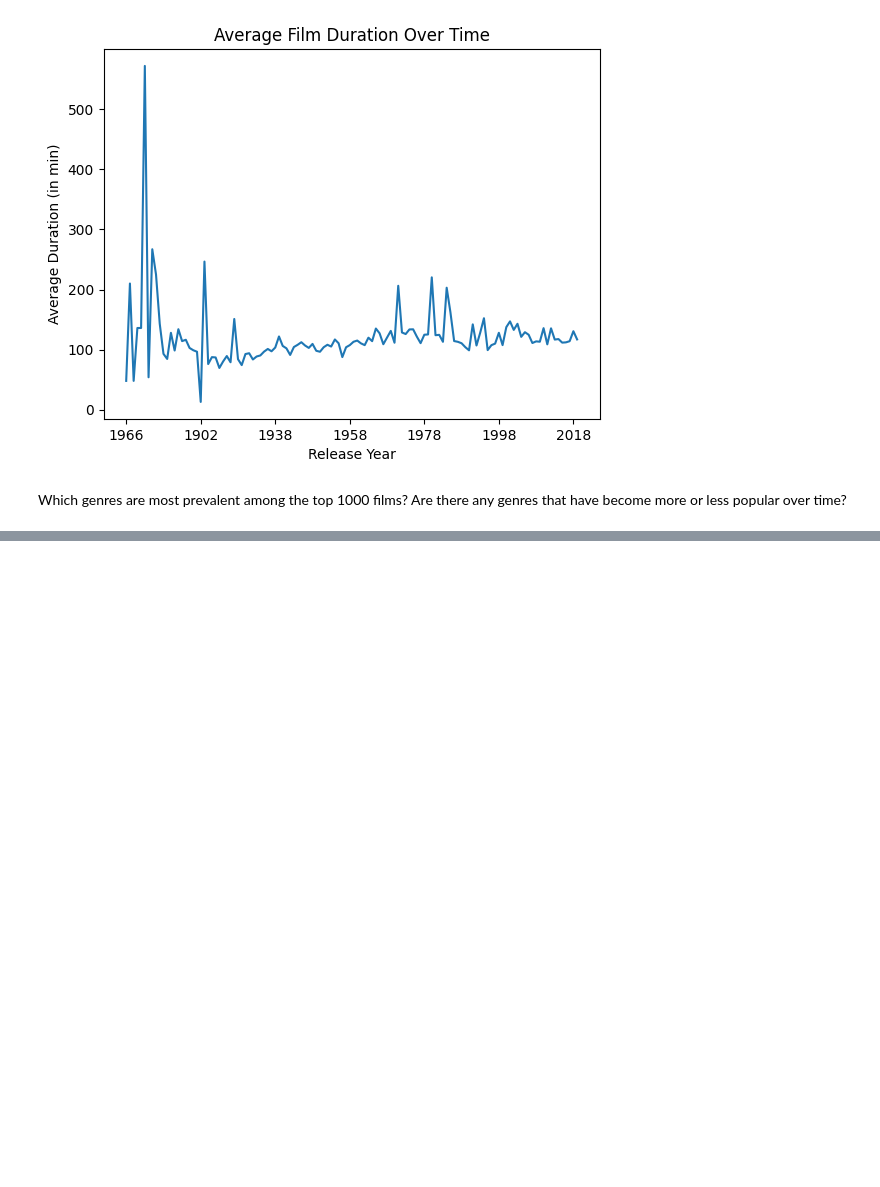
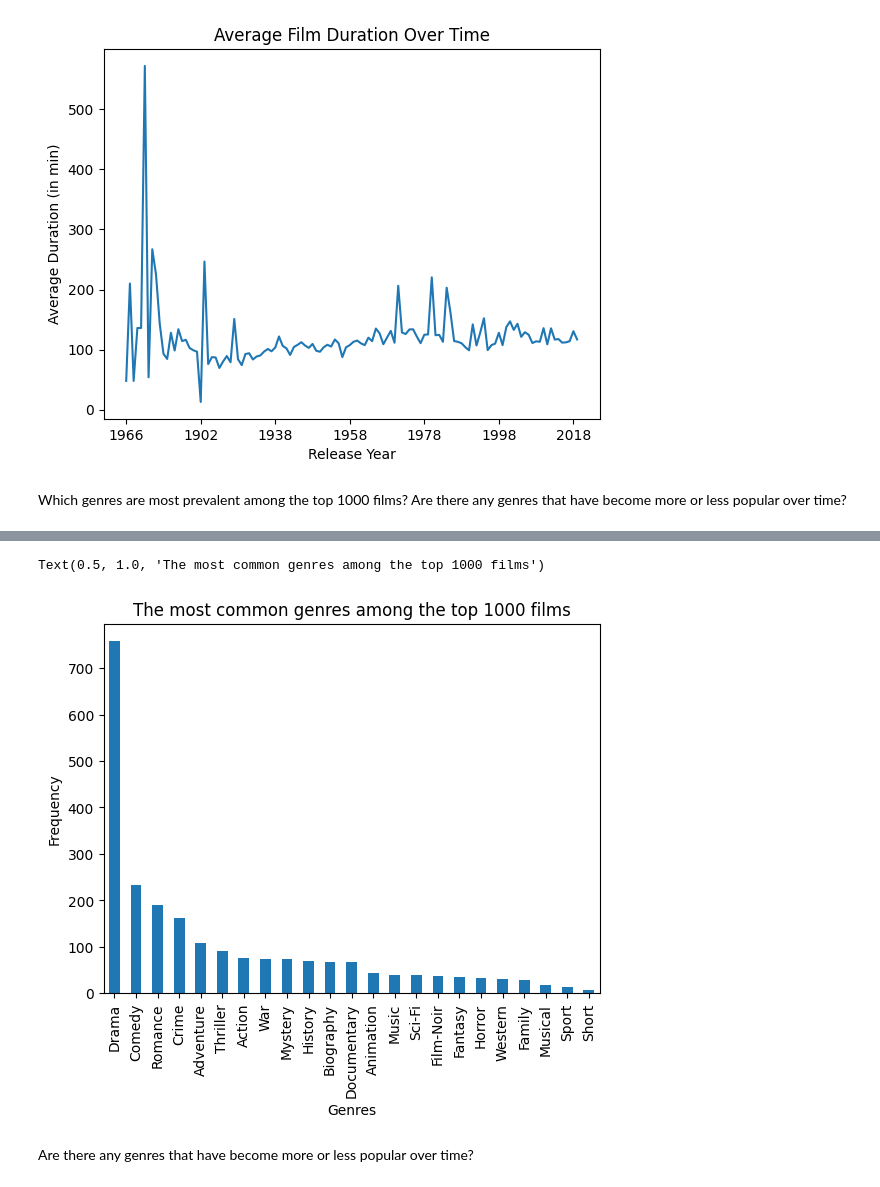
Before and after one commit to luongkhanhphuong2412/Movie_Recommedation_System, a Jupyter notebook: movie_analysis.ipynb, the cells around one changed output, grey strips where cells are left out. Saved outputs shown, nothing was run; the diff lists cells and outputs as text; code cells hidden in the pictures; blank space fills up the shorter version.

```diff
--- a/movie_analysis.ipynb
+++ b/movie_analysis.ipynb
@@ -222,7 +222,3 @@ df
 | 998 | Moonrise | 1948 | 90 | Crime, Drama, Film-Noir | 7.0 | 89 | 2938 | NaN | Crime | Drama | ... |
 | 999 | Caught | 1949 | 88 | Crime, Drama, Film-Noir | 7.0 | 89 | 4308 | NaN | Crime | Drama | ... |
 1000 rows × 11 columns
-# %%
-df['Genre_2']= df['Genre_2'].fillna(' ')
-df['Genre_3']= df['Genre_3'].fillna(' ')
-df.head(10)
@@ -266,3 +250,7 @@ plt.show()
 [figure]
 # %% [markdown]
 Which genres are most prevalent among the top 1000 films? Are there any genres that have become more or less popular over time?
+# %%
+# Cooncatenate 3 genres columns
+all_genre= pd.concat([df['Genre_1'], df['Genre_2'], df['Genre_3']])
+all_genre       # variation in genres label
@@ -268,0 +270,4 @@ Which genres are most prevalent among the top 1000 films? Are there any genres t
+# %%
+all_genres= all_genre.str.strip()
+genres_count= all_genres.value_counts()
+genres_count
@@ -268,0 +292,10 @@ Which genres are most prevalent among the top 1000 films? Are there any genres t
+# %%
+genres_count.plot.bar()
+plt.xlabel('Genres')
+plt.ylabel('Frequency')
+plt.title('The most common genres among the top 1000 films')
+# %% [output]
+Text(0.5, 1.0, 'The most common genres among the top 1000 films')
+[figure, added]
+# %% [markdown]
+Are there any genres that have become more or less popular over time?
```
Also changed, not shown: parts of 3 cells of this notebook, 25 other files.
